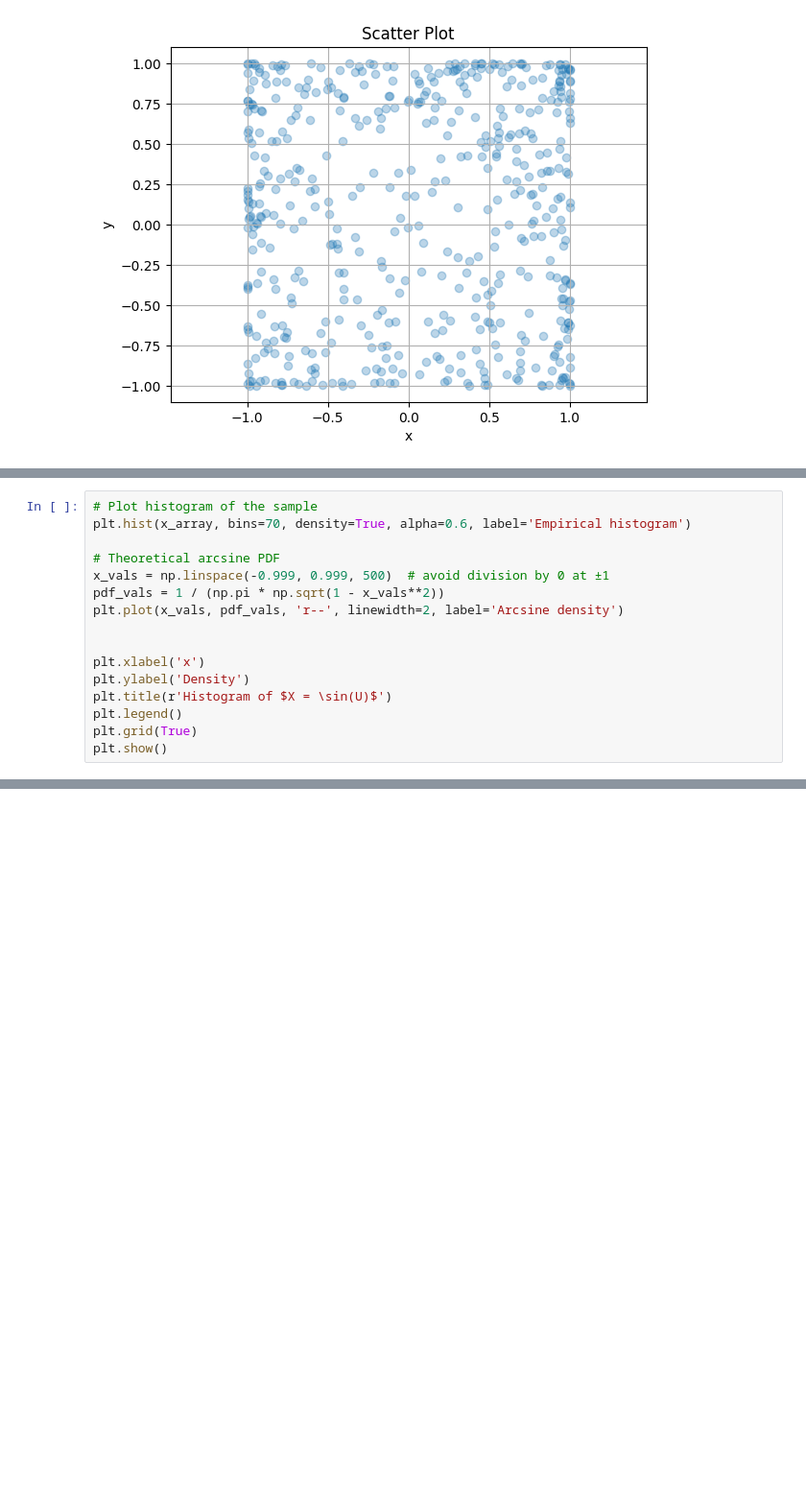
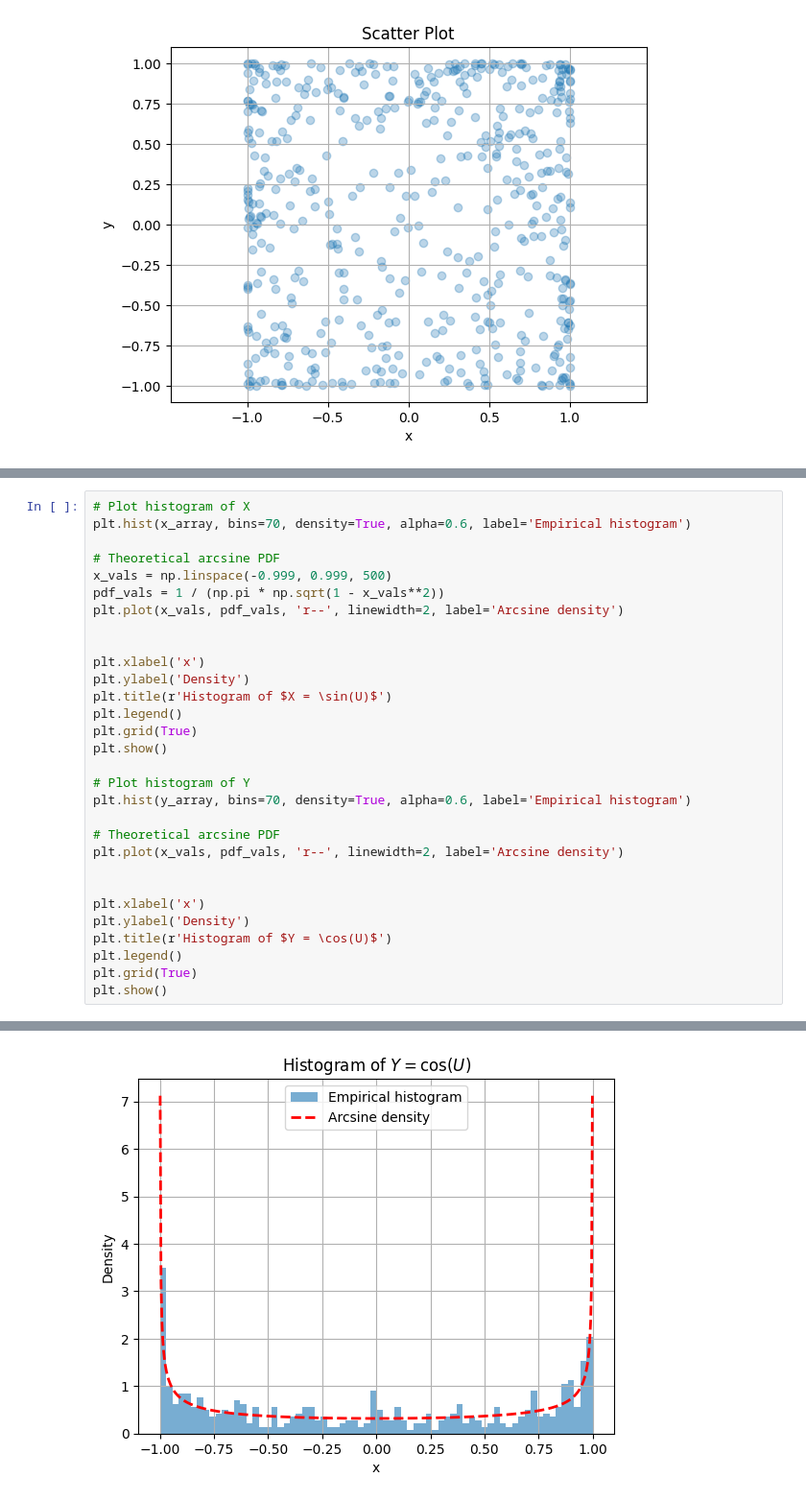
Before and after one commit to dkrsek/401-0614-00L-Probability-and-Statistics, a Jupyter notebook: Uncor_vs_indep.ipynb, the cells around one changed output, grey strips where cells are left out. Shown: that part at 96% size. Saved outputs shown, nothing was run; the diff lists cells and outputs as text; blank space fills up the shorter version.

```diff
--- a/Uncor_vs_indep.ipynb
+++ b/Uncor_vs_indep.ipynb
@@ -92,18 +92,33 @@ We see that the scatterplot looks completely different when $X$ and $Y$ are inde
 # %%
-# Plot histogram of the sample
+# Plot histogram of X
 plt.hist(x_array, bins=70, density=True, alpha=0.6, label='Empirical histogram')
 
 # Theoretical arcsine PDF
-x_vals = np.linspace(-0.999, 0.999, 500)  # avoid division by 0 at ±1
+x_vals = np.linspace(-0.999, 0.999, 500)
 pdf_vals = 1 / (np.pi * np.sqrt(1 - x_vals**2))
 plt.plot(x_vals, pdf_vals, 'r--', linewidth=2, label='Arcsine density')
 
 
 plt.xlabel('x')
 plt.ylabel('Density')
 plt.title(r'Histogram of $X = \sin(U)$')
 plt.legend()
 plt.grid(True)
 plt.show()
+
+# Plot histogram of Y
+plt.hist(y_array, bins=70, density=True, alpha=0.6, label='Empirical histogram')
+
+# Theoretical arcsine PDF
+plt.plot(x_vals, pdf_vals, 'r--', linewidth=2, label='Arcsine density')
+
+
+plt.xlabel('x')
+plt.ylabel('Density')
+plt.title(r'Histogram of $Y = \cos(U)$')
+plt.legend()
+plt.grid(True)
+plt.show()
 # %% [output]
 [figure]
+[figure, added]
```
Also changed, not shown: parts of 2 cells of this notebook.
